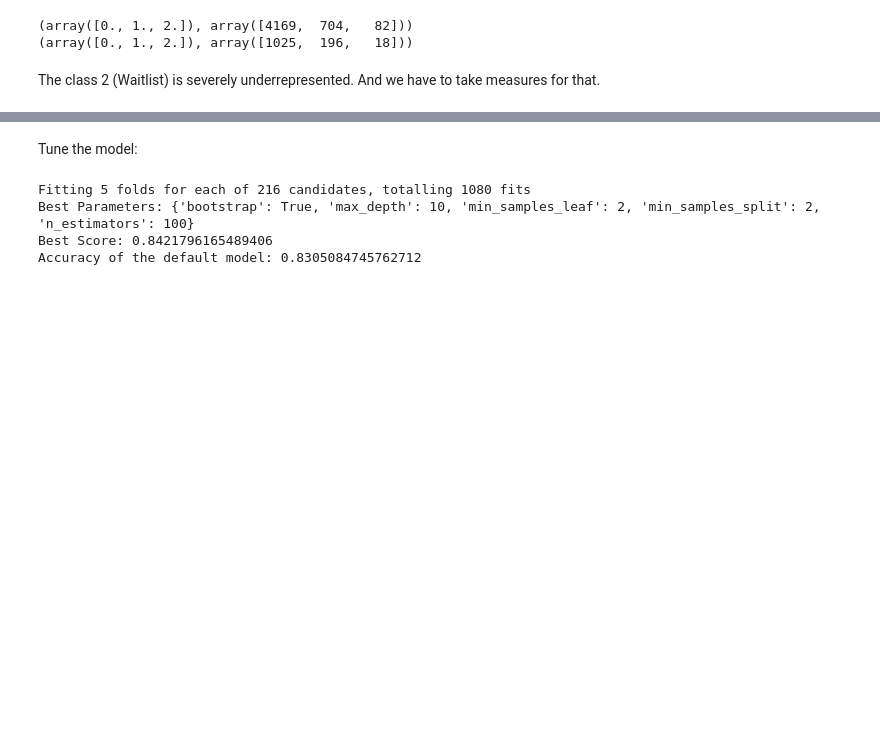
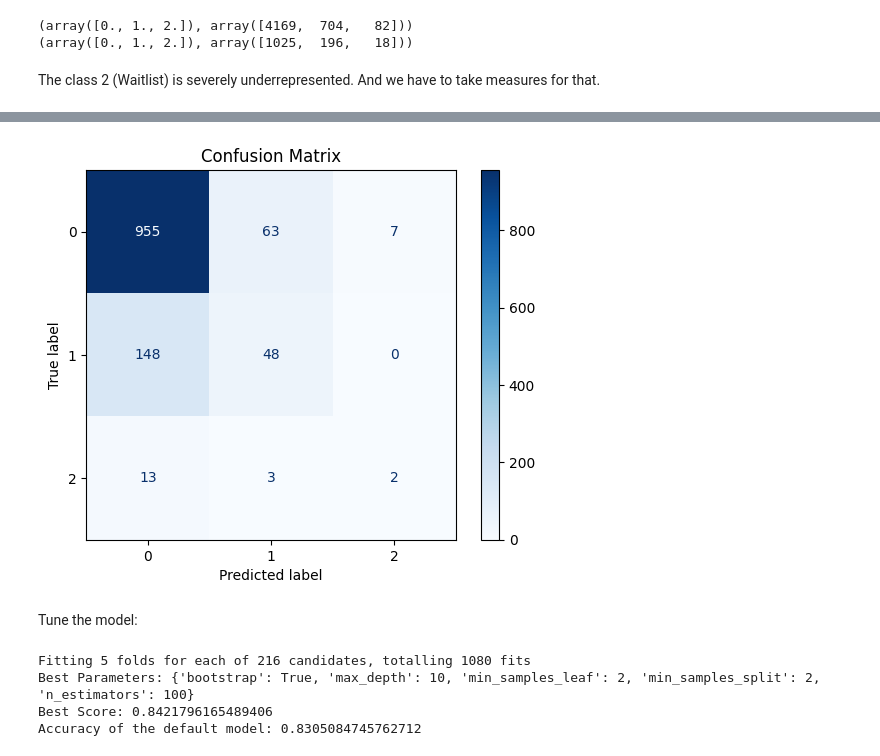
Before and after one commit to toutsos/ml_project, a Jupyter notebook: big-data-ml-project.ipynb, the cells around one changed output, grey strips where cells are left out. Drawn from its saved outputs; the diff is of its cells as text; code cells hidden in the pictures; blank space fills up the shorter version.

```diff
--- a/big-data-ml-project.ipynb
+++ b/big-data-ml-project.ipynb
@@ -576,34 +583,53 @@ Accuracy of the default model: 0.8111380145278451
 # %%
-# Define the stratified K-fold cross-validation
-skf = StratifiedKFold(n_splits=5, shuffle=True, random_state=42)
+# # Define the stratified K-fold cross-validation
+# skf = StratifiedKFold(n_splits=20, shuffle=True, random_state=42)
 
-# Check class distribution in each fold
-for fold, (train_index, test_index) in enumerate(skf.split(X_train, y_train)):
-    y_train_fold = y[train_index]
-    y_test_fold = y[test_index]
+# # Check class distribution in each fold
+# for fold, (train_index, test_index) in enumerate(skf.split(X_train, y_train)):
+#     y_train_fold = y[train_index]
+#     y_test_fold = y[test_index]
 
-    # Print class distribution in each fold
-    print(f"Fold {fold + 1}")
-    print("Training class distribution:", np.unique(y_train_fold, return_counts=True))
-    print("Test class distribution:", np.unique(y_test_fold, return_counts=True))
-    print("-" * 50)
+#     # Print class distribution in each fold
+#     print(f"Fold {fold + 1}")
+#     print("Training class distribution:", np.unique(y_train_fold, return_counts=True))
+#     print("Test class distribution:", np.unique(y_test_fold, return_counts=True))
+#     print("-" * 50)
 
-# Example: Using StratifiedKFold with RandomForestClassifier
-rf_skf = RandomForestClassifier(random_state=42)
+# # Example: Using StratifiedKFold with RandomForestClassifier
+# rf_skf = RandomForestClassifier(random_state=42)
 
-# Stratified K-Fold Cross Validation
-scores = cross_val_score(rf_skf, X_train, y_train.ravel(), cv=skf, scoring='accuracy')
-print("Cross-Validation Scores:", scores)
-print("Mean Cross-Validation Score:", scores.mean())
+# # Stratified K-Fold Cross Validation
+# scores = cross_val_score(rf_skf, X_train, y_train.ravel(), cv=skf, scoring='accuracy')
+# print("Cross-Validation Scores:", scores)
+# print("Mean Cross-Validation Score:", scores.mean())
 
-# Train the model on the entire training set
-rf_skf.fit(X_train, y_train.ravel())
+# # Train the model on the entire training set
+# rf_skf.fit(X_train, y_train.ravel())
 
-# Predict on the test set (X_test)
-y_pred_rf_skf = rf_skf.predict(X_test)
+# # Predict on the test set (X_test)
+# y_pred_rf_skf = rf_skf.predict(X_test)
 
-# Evaluate accuracy on the test set
-accuracy_test_rf_skf = accuracy_score(y_test.ravel(), y_pred_rf_skf)
-print(f"\nAccuracy on test data after SKF folding: {accuracy_test_rf_skf}") # 0.8111380145278451
+# precision = precision_score(y_test.ravel(), y_pred_rf_skf, average='micro')
+# print(f"Precision: {precision:.4f}")
+
+# recall = recall_score(y_test.ravel(), y_pred_rf_skf, average='micro')
+
+# print(f"Recall: {recall:.4f}")
+
+# f1 = f1_score(y_test, y_pred_rf_skf, average='micro')
+# print(f"F1-Score: {f1:.4f}")
+
+# # Evaluate accuracy on the test set
+# accuracy_test_rf_skf = accuracy_score(y_test.ravel(), y_pred_rf_skf)
+# print(f"\nAccuracy on test data after SKF folding: {accuracy_test_rf_skf}") # 0.8111380145278451
+
+# # Compute the confusion matrix
+# cm = confusion_matrix(y_test.ravel(), y_pred_rf_skf)
+
+# # Display the confusion matrix
+# disp = ConfusionMatrixDisplay(confusion_matrix=cm)
+# disp.plot(cmap=plt.cm.Blues)
+# plt.title('Confusion Matrix')
+# plt.show()
 # %% [output]
 Fold 1
@@ -624,5 +650,6 @@ Mean Cross-Validation Score: 0.8092835519677093
 
 Accuracy on test data after SKF folding: 0.8111380145278451
+[figure, added]
 # %% [markdown]
 Tune the model:
 # %%
```
Also changed, not shown: parts of 14 cells of this notebook.
